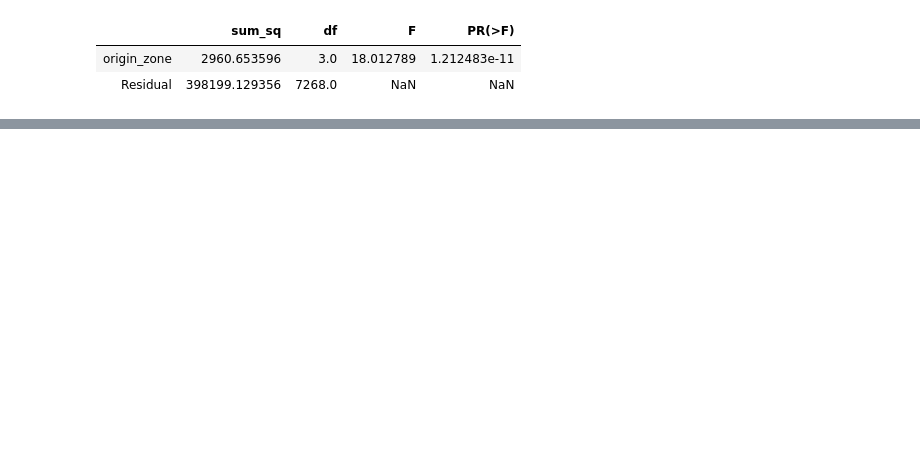
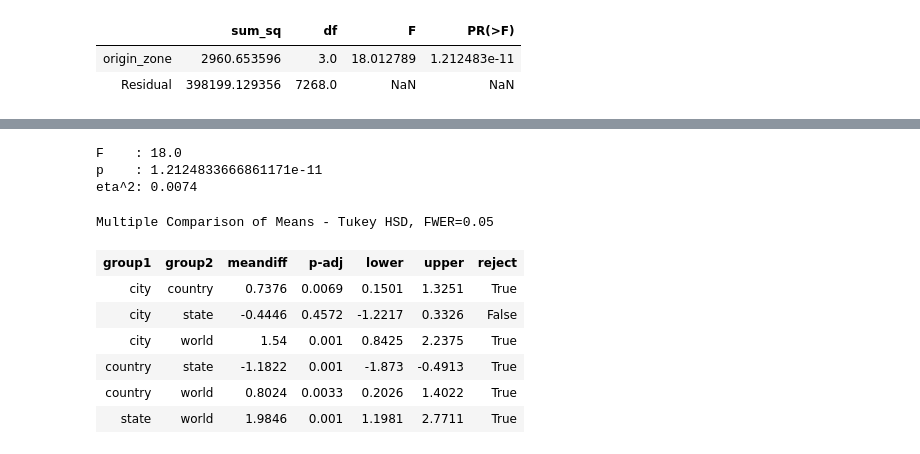
Before and after one commit to rcharan/beer-pubs, a Jupyter notebook: statistical_tests.ipynb, the cells around one changed output, grey strips where cells are left out. Drawn from its saved outputs; the diff is of its cells as text; code cells hidden in the pictures; blank space fills up the shorter version.

```diff
--- a/statistical_tests.ipynb
+++ b/statistical_tests.ipynb
@@ -338,0 +322,18 @@ Warnings:
+# %%
+print(f'F    : {round(results.fvalue,1)}\np    : {results.f_pvalue}\neta^2: {round(results.rsquared,4)}')
+# %% [output]
+F    : 18.0
+p    : 1.2124833666861171e-11
+eta^2: 0.0074
+# %%
+tukey = pairwise_tukeyhsd(test3_data.price, test3_data.origin_zone)
+tukey.summary()
+# %% [output]
+Multiple Comparison of Means - Tukey HSD, FWER=0.05
+| group1 | group2 | meandiff | p-adj | lower | upper | reject |
+| city | country | 0.7376 | 0.0069 | 0.1501 | 1.3251 | True |
+| city | state | -0.4446 | 0.4572 | -1.2217 | 0.3326 | False |
+| city | world | 1.54 | 0.001 | 0.8425 | 2.2375 | True |
+| country | state | -1.1822 | 0.001 | -1.873 | -0.4913 | True |
+| country | world | 0.8024 | 0.0033 | 0.2026 | 1.4022 | True |
+| state | world | 1.9846 | 0.001 | 1.1981 | 2.7711 | True |
```
Also changed, not shown: parts of 19 cells of this notebook.
